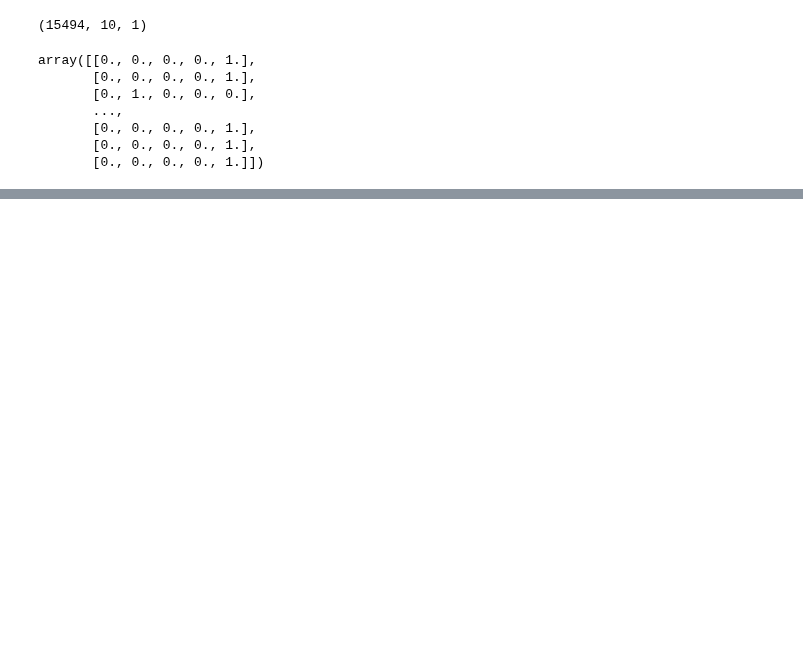
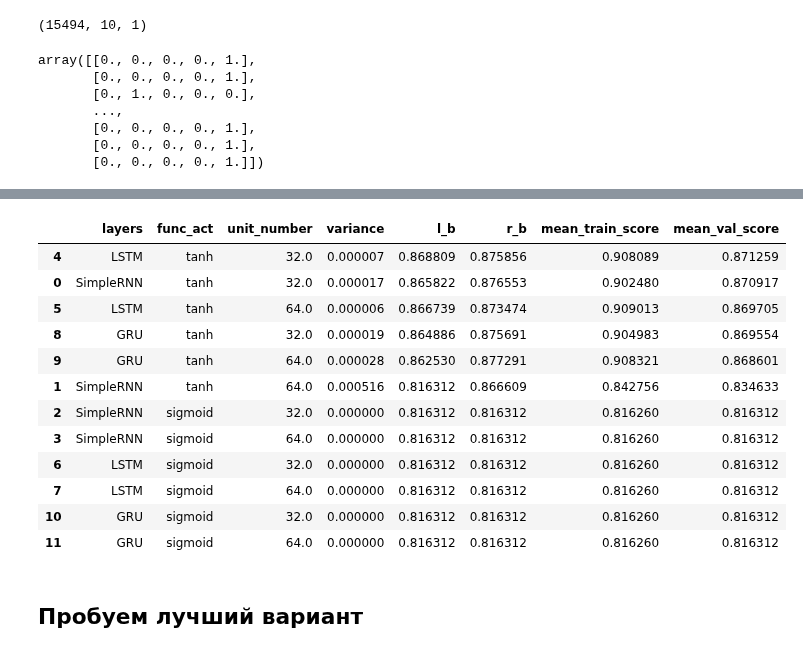
Before and after one commit to VitalyGladyshev/gb_nlp, a Jupyter notebook: HW_06_NLP.ipynb, the cells around one changed output, grey strips where cells are left out. Saved outputs shown, nothing was run; the diff lists cells and outputs as text; code cells hidden in the pictures; blank space fills up the shorter version.

```diff
--- a/HW_06_NLP.ipynb
+++ b/HW_06_NLP.ipynb
@@ -182,0 +318,18 @@ array([[0., 0., 0., 0., 1.],
+# %%
+summary_data.drop(columns=["mean_train_accuracy", "mean_val_accuracy"]).sort_values('mean_val_score', ascending=False)
+# %% [output]
+|  | layers | func_act | unit_number | variance | l_b | r_b | mean_train_score | mean_val_score |
+| 4 | LSTM | tanh | 32.0 | 0.000007 | 0.868809 | 0.875856 | 0.908089 | 0.871259 |
+| 0 | SimpleRNN | tanh | 32.0 | 0.000017 | 0.865822 | 0.876553 | 0.902480 | 0.870917 |
+| 5 | LSTM | tanh | 64.0 | 0.000006 | 0.866739 | 0.873474 | 0.909013 | 0.869705 |
+| 8 | GRU | tanh | 32.0 | 0.000019 | 0.864886 | 0.875691 | 0.904983 | 0.869554 |
+| 9 | GRU | tanh | 64.0 | 0.000028 | 0.862530 | 0.877291 | 0.908321 | 0.868601 |
+| 1 | SimpleRNN | tanh | 64.0 | 0.000516 | 0.816312 | 0.866609 | 0.842756 | 0.834633 |
+| 2 | SimpleRNN | sigmoid | 32.0 | 0.000000 | 0.816312 | 0.816312 | 0.816260 | 0.816312 |
+| 3 | SimpleRNN | sigmoid | 64.0 | 0.000000 | 0.816312 | 0.816312 | 0.816260 | 0.816312 |
+| 6 | LSTM | sigmoid | 32.0 | 0.000000 | 0.816312 | 0.816312 | 0.816260 | 0.816312 |
+| 7 | LSTM | sigmoid | 64.0 | 0.000000 | 0.816312 | 0.816312 | 0.816260 | 0.816312 |
+| 10 | GRU | sigmoid | 32.0 | 0.000000 | 0.816312 | 0.816312 | 0.816260 | 0.816312 |
+| 11 | GRU | sigmoid | 64.0 | 0.000000 | 0.816312 | 0.816312 | 0.816260 | 0.816312 |
+# %% [markdown]
+## Пробуем лучший вариант
```
Also changed, not shown: parts of 26 cells of this notebook.
